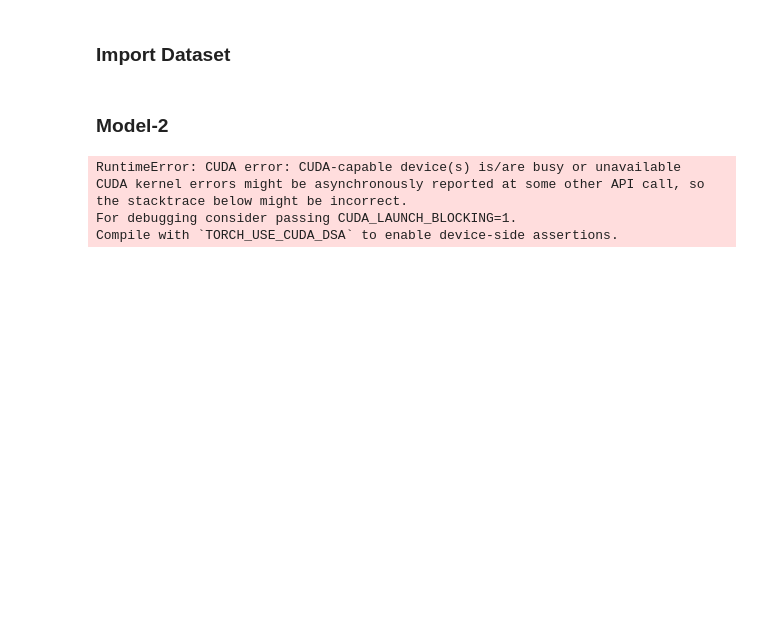
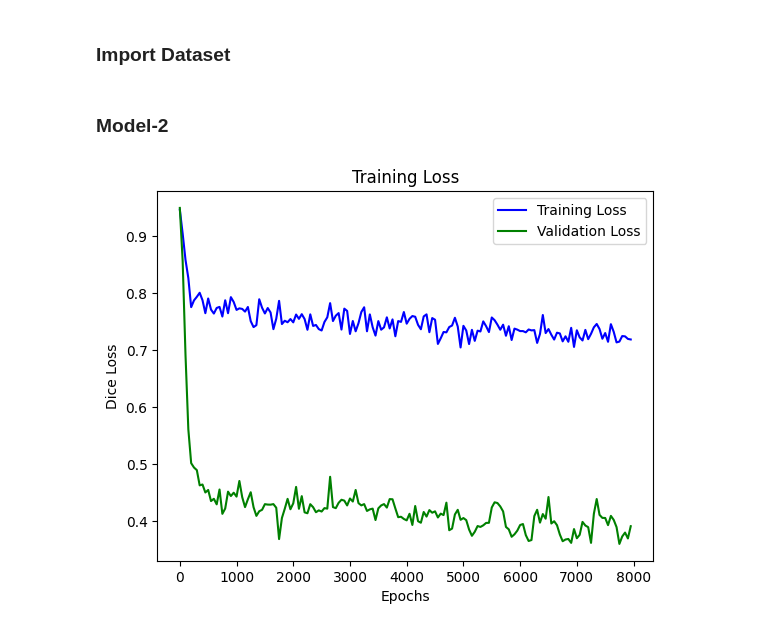
Before and after one commit to chrisdchan/gva_senior_design, a Jupyter notebook: image_processing/eval_models.ipynb, the cells around one changed output. Cells and saved outputs as stored; diff of their text form; code cells hidden in the pictures; blank space fills up the shorter version.

```diff
--- a/image_processing/eval_models.ipynb
+++ b/image_processing/eval_models.ipynb
@@ -40,10 +44,5 @@ test_loader = DataLoader(test_dataset, batch_size=1, shuffle=False)
 # %%
 from experiment import Experiment
 experiment = Experiment(device='cpu')
-weights_path = os.path.join(PROJECT_DIR, "weights/model-2/10.pkl")
+weights_path = os.path.join(PROJECT_DIR, "image_processing/weights/model-2/8000.pkl")
 experiment.load_experiment(weights_path)
-# %% [output]
-RuntimeError: CUDA error: CUDA-capable device(s) is/are busy or unavailable
-CUDA kernel errors might be asynchronously reported at some other API call, so the stacktrace below might be incorrect.
-For debugging consider passing CUDA_LAUNCH_BLOCKING=1.
-Compile with `TORCH_USE_CUDA_DSA` to enable device-side assertions.
@@ -54,3 +49,7 @@ experiment.load_experiment(weights_path)
+# %%
+experiment.plot_loss(k=50)
+# %% [output]
+[figure, added]
 # %%
 experiment.qualitative_eval(test_dataset)
 # %% [output]
```
Also changed, not shown: parts of 7 cells of this notebook, 13 other files.
